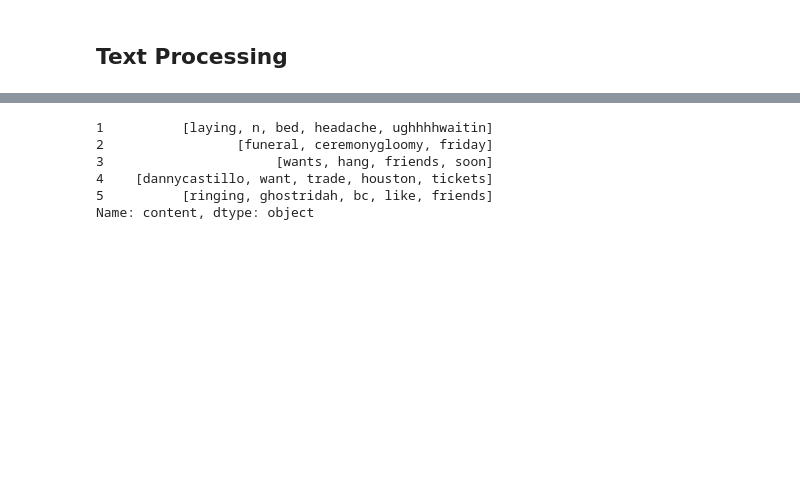
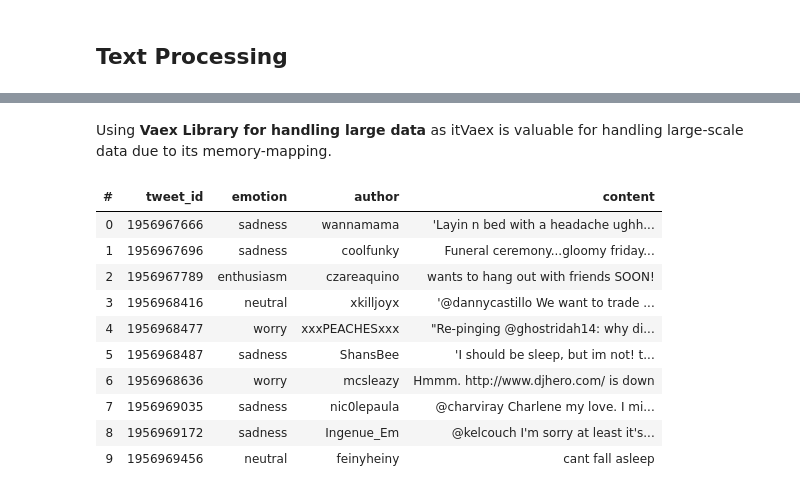
Before and after one commit to SandhiyaAcharya/Emotion_Analysis, a Jupyter notebook: Emotion_Analysis.ipynb, the cells around one changed output, grey strips where cells are left out. Drawn from its saved outputs; the diff is of its cells as text; code cells hidden in the pictures; blank space fills up the shorter version.

```diff
--- a/Emotion_Analysis.ipynb
+++ b/Emotion_Analysis.ipynb
@@ -166,3 +117,0 @@ data['content']=[nt.remove_stopwords(text) for text in data['content']]
-# %%
-from textblob import TextBlob
-data['content'][:10000] = data['content'][:10000].apply(lambda x: str(TextBlob(x).correct()))
@@ -176,2 +117,0 @@ See the caveats in the documentation: https://pandas.pydata.org/pandas-docs/stab
-# %%
-data['content']=[nt.remove_stopwords(text) for text in data['content']]
@@ -180,13 +118,19 @@ data['content']=[nt.remove_stopwords(text) for text in data['content']]
-# %%
-data['content']=[word_tokenize(text) for text in data['content']]
-# %%
-data['content'].head()
-# %% [output]
-1          [laying, n, bed, headache, ughhhhwaitin]
-2                 [funeral, ceremonygloomy, friday]
-3                      [wants, hang, friends, soon]
-4    [dannycastillo, want, trade, houston, tickets]
-5          [ringing, ghostridah, bc, like, friends]
-Name: content, dtype: object
-# %% [markdown]
-<!-- Lemmatization- Reduce words to their base or root form. This helps in reducing the dimensionality of the feature space. -->
+# %% [markdown]
+Using **Vaex Library for handling large data** as itVaex is valuable for handling large-scale data due to its memory-mapping.
+# %%
+vaex_data = vaex.from_pandas(data)
+vaex_data.export_hdf5('/content/text_emotion.hdf5')
+# %%
+vaex_data.head()
+# %% [output]
+| # | tweet_id | emotion | author | content |
+| 0 | 1956967666 | sadness | wannamama | 'Layin n bed with a headache ughh... |
+| 1 | 1956967696 | sadness | coolfunky | Funeral ceremony...gloomy friday... |
+| 2 | 1956967789 | enthusiasm | czareaquino | wants to hang out with friends SOON! |
+| 3 | 1956968416 | neutral | xkilljoyx | '@dannycastillo We want to trade ... |
+| 4 | 1956968477 | worry | xxxPEACHESxxx | "Re-pinging @ghostridah14: why di... |
+| 5 | 1956968487 | sadness | ShansBee | 'I should be sleep, but im not! t... |
+| 6 | 1956968636 | worry | mcsleazy | Hmmm. http://www.djhero.com/ is down |
+| 7 | 1956969035 | sadness | nic0lepaula | @charviray Charlene my love. I mi... |
+| 8 | 1956969172 | sadness | Ingenue_Em | @kelcouch I'm sorry at least it's... |
+| 9 | 1956969456 | neutral | feinyheiny | cant fall asleep |
```
Also changed, not shown: parts of 43 cells of this notebook.
